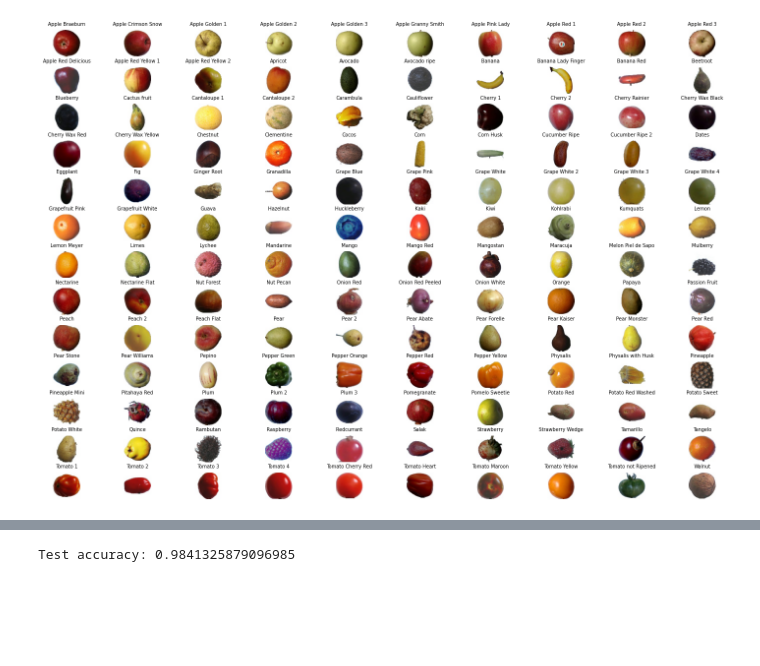
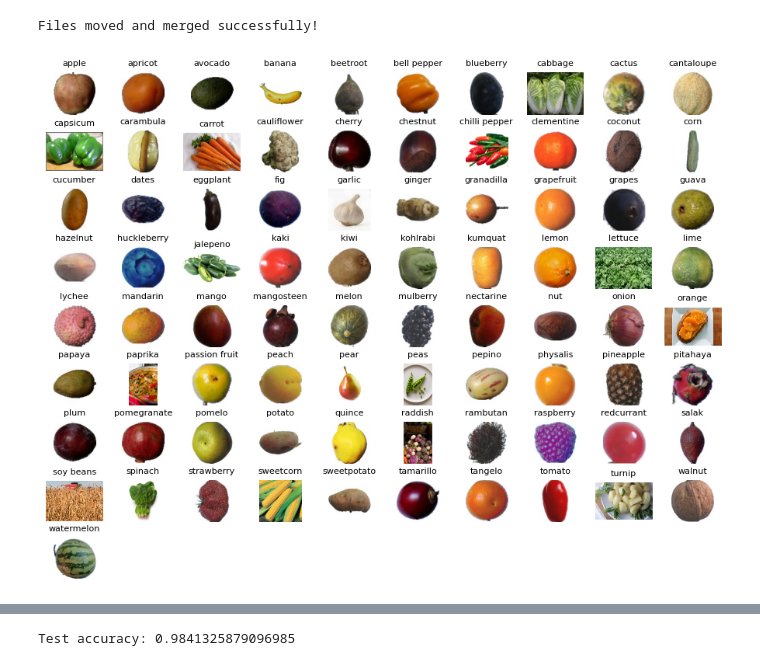
Before and after one commit to BaselAshraf81/Fruits-and-Vegetables-recognizer, a Jupyter notebook: Fruits_Veggies_Predictor.ipynb, the cells around one changed output, grey strips where cells are left out. Saved outputs shown, nothing was run; the diff lists cells and outputs as text; code cells hidden in the pictures; blank space fills up the shorter version.

Commit message:
Pre Training

```diff
--- a/Fruits_Veggies_Predictor.ipynb
+++ b/Fruits_Veggies_Predictor.ipynb
@@ -93,12 +179,12 @@ from keras.preprocessing.image import ImageDataGenerator as datagen
 # %%
-Training_path = '/kaggle/input/fruits/fruits-360_dataset/fruits-360/Training'
+Training_path = '/content/kaggle/input/first/Training'
+Test_path     = '/content/kaggle/input/first/Test'
 
-
-labels = [label for label in os.listdir(folder_path) if os.path.isdir(os.path.join(folder_path, label))]
-labels.sort()
+firstlabels = [label for label in os.listdir(First_Training_path) if os.path.isdir(os.path.join(First_Training_path, label))]
+firstlabels.sort()
 # Print the labels
 print("Labels in the folder set:")
-for label in labels:
+for label in firstlabels:
     print(label)
 # %% [output]
 Labels in the folder set:
@@ -123,17 +372,68 @@ Test_path     = '/kaggle/input/fruits/fruits-360_dataset/fruits-360/Test'
+# %%
+import os
+import shutil
+
+# Define source and destination directories
+source_directory = '/content/kaggle/input/second/validation'
+destination_directory = '/content/kaggle/input/first/Test'
+
+# Create the destination directory if it doesn't exist
+os.makedirs(destination_directory, exist_ok=True)
+
+# Loop through each folder in the source directory
+for folder_name in os.listdir(source_directory):
+    # Construct the full path to the source folder
+    source_folder = os.path.join(source_directory, folder_name)
+
+    # If the path is not a directory, skip it
+    if not os.path.isdir(source_folder):
+        continue
+
+    # Loop through each file in the source folder
+    for file_name in os.listdir(source_folder):
+        # Construct the full path to the source file
+        source_file = os.path.join(source_folder, file_name)
+
+        # Construct the full path to the destination folder
+        destination_folder = os.path.join(destination_directory, folder_name)
+
+        # Create the destination folder if it doesn't exist
+        os.makedirs(destination_folder, exist_ok=True)
+
+        # Check if the file already exists in the destination folder
+        destination_file = os.path.join(destination_folder, file_name)
+        if os.path.exists(destination_file):
+            # If the file already exists, rename it before moving
+            base_name, extension = os.path.splitext(file_name)
+            new_file_name = f"{base_name}_renamed{extension}"
+            destination_file = os.path.join(destination_folder, new_file_name)
+
+        # Move the file to the destination folder
+        shutil.move(source_file, destination_file)
+
+# Remove empty source folders
+for folder_name in os.listdir(source_directory):
+    source_folder = os.path.join(source_directory, folder_name)
+    if os.path.isdir(source_folder) and not os.listdir(source_folder):
+        os.rmdir(source_folder)
+
+print("Files moved and merged successfully!")
+# %% [output]
+Files moved and merged successfully!
 # %%
-plt.figure(figsize=(15 , 10))
-for i in range(130):
+plt.figure(figsize=(9 , 10))
+for i in range(len(firstlabels)):
   path = []
-  for x in os.listdir(os.path.join(Training_path, labels[i])):
+  for x in os.listdir(os.path.join(Training_path, firstlabels[i])):
     path.append(x)
-  img = mpimg.imread(os.path.join(Training_path,labels[i], path[i]))
+  img = mpimg.imread(os.path.join(Training_path,firstlabels[i], path[random.randint(0, len(path))]))
   #img = image_resize_rescale(img)
   plt.subplot(13, 10, i + 1)
-  plt.title(labels[i], fontsize=7)
+  plt.title(firstlabels[i], fontsize=8)
   plt.axis('off')
   plt.imshow(img)
 plt.tight_layout(h_pad=0.3)
 plt.show()
 # %% [output]
-[figure, old version]
+[figure, new version]
 # %%
```
Also changed, not shown: parts of 14 cells of this notebook.
